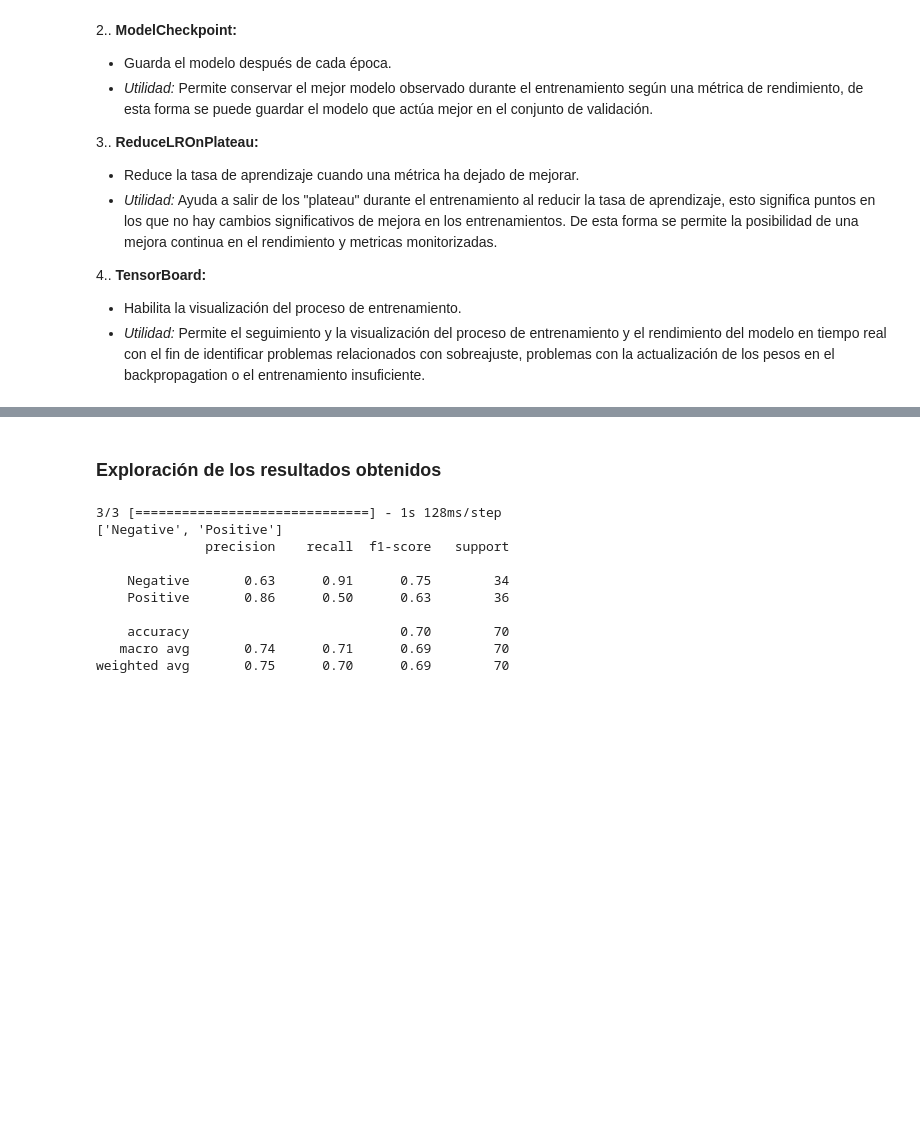
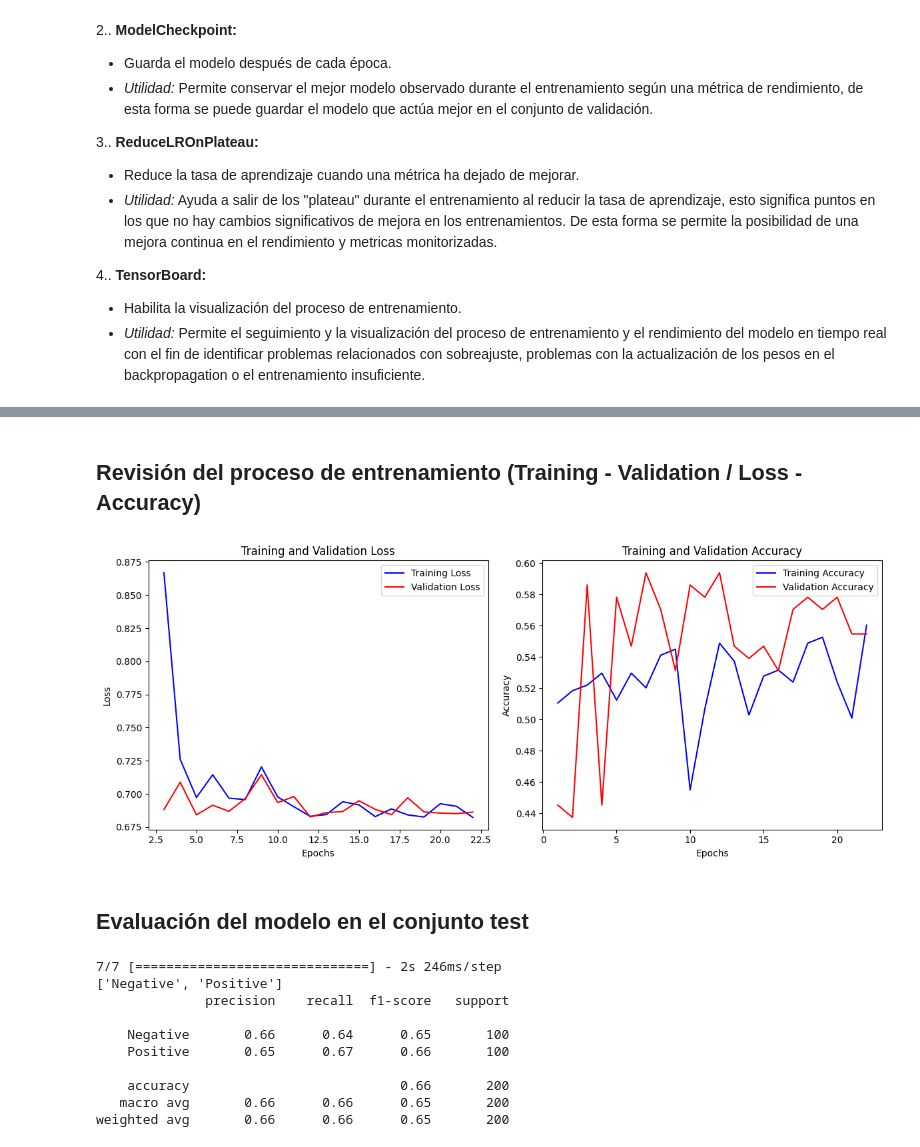
Before and after one commit to JeySeb/Vision_ML_Taller_3, a Jupyter notebook: MISIS4825_M&V2023_TALLER3.ipynb, the cells around one changed output, grey strips where cells are left out. Drawn from its saved outputs; the diff is of its cells as text; code cells hidden in the pictures; blank space fills up the shorter version.

```diff
--- a/MISIS4825_M&V2023_TALLER3.ipynb
+++ b/MISIS4825_M&V2023_TALLER3.ipynb
@@ -296,0 +255,3 @@ Found 200 validated image filenames belonging to 2 classes.
+# %%
+# Dividir conjunto de entrenamiento en entrenamiento y validación
+train_df, validation_df = train_test_split(train_df, test_size=0.2, random_state=42)
@@ -324,6 +368,8 @@ Found 200 validated image filenames belonging to 2 classes.
 # %%
 from keras.models import Sequential
 from keras.layers import Dense, Flatten, Dropout
+from keras.regularizers import l2
+from keras.metrics import binary_accuracy
 
 # Definir el modelo
 model = Sequential()
@@ -344,9 +390,10 @@ model.add(Dropout(0.2))  # Dropout para la regularización
 # Capa de salida binaria
 model.add(Dense(1, activation='sigmoid'))
 
-model.compile(optimizer='adam',
+# Now compile the model using the custom f1_score
+model.compile(optimizer=tf.keras.optimizers.Adam(learning_rate=1e-2),
               loss='binary_crossentropy',
-              metrics=['accuracy'])
+              metrics=['binary_accuracy'])
 
 model.summary()
 # %% [output]
@@ -390,7 +437,7 @@ from keras.callbacks import TensorBoard
 
 early_stopping = EarlyStopping(
     monitor='val_loss',  # Métrica a monitorizar
-    patience=10,         # Número de épocas sin mejora tras las cuales se detendrá el entrenamiento
+    patience=15,         # Número de épocas sin mejora tras las cuales se detendrá el entrenamiento
     verbose=1,           # Muestra mensajes cuando se detiene el entrenamiento
     restore_best_weights=True  # Restaura los pesos del modelo desde la época con el mejor valor de la métrica monitoreada.
 )
@@ -406,7 +453,6 @@ reduce_lr = ReduceLROnPlateau(
     monitor='val_loss',  # Métrica a monitorizar
     factor=0.1,          # Factor por el cual se multiplicará la tasa de aprendizaje
     patience=5,          # Número de épocas sin mejora tras las cuales se reducirá la tasa de aprendizaje
-    min_lr=0.001,        # Límite inferior de la tasa de aprendizaje
     verbose=1            # Muestra mensajes cuando se reduce la tasa de aprendizaje
 )
 
@@ -441,12 +487,9 @@ tensorboard = TensorBoard(
 # %%
-
-
-# Entrenar el modelo con GPU
 with tf.device('/device:GPU:0'):
     history = model.fit(
         train_gen,
         steps_per_epoch=train_gen.n // batch_size,
-        epochs=50,
+        epochs=100,
         validation_data=val_gen,
         validation_steps=val_gen.n // batch_size,
         callbacks=[early_stopping, model_checkpoint, reduce_lr, tensorboard]
@@ -472,31 +525,55 @@ Epoch 19: early stopping
-# %% [markdown]
-### Exploración de los resultados obtenidos
+# %% [markdown]
+## Revisión del proceso de entrenamiento (Training - Validation / Loss - Accuracy)
+# %%
+# Extracting data from the history object
+train_loss = history.history['loss']
+val_loss = history.history['val_loss']
+train_accuracy = history.history['binary_accuracy']
+val_accuracy = history.history['val_binary_accuracy']
+epochs = range(1, len(train_loss) + 1)
+
+# Creating the plots
+plt.figure(figsize=(12, 5))
+
+# Plot for training and validation loss
+plt.subplot(1, 2, 1)
+plt.plot(epochs[2:], train_loss[2:], 'b-', label='Training Loss')
+plt.plot(epochs[2:], val_loss[2:], 'r-', label='Validation Loss')
+plt.title('Training and Validation Loss')
+plt.xlabel('Epochs')
+plt.ylabel('Loss')
+plt.legend()
+
+# Plot for training and validation accuracy
+plt.subplot(1, 2, 2)
+plt.plot(epochs, train_accuracy, 'b-', label='Training Accuracy')
+plt.plot(epochs, val_accuracy, 'r-', label='Validation Accuracy')
+plt.title('Training and Validation Accuracy')
+plt.xlabel('Epochs')
+plt.ylabel('Accuracy')
+plt.legend()
+
+plt.tight_layout()
+plt.show()
+# %% [output]
+[figure, added]
+# %% [markdown]
+## Evaluación del modelo en el conjunto test
 # %%
-from sklearn.metrics import classification_report
-
 predictions = model.predict(test_gen, steps=test_gen.n // batch_size+1)
-
-# Para clasificación binaria, redondeamos las predicciones para obtener las clases predichas
 predicted_classes = (predictions > 0.5).astype(int).flatten()
-
-# Las clases verdaderas, suponiendo que test_gen.classes están en el formato correcto para binario
 true_classes = test_gen.classes
-
-# Para clasificación binaria, solo tenemos dos clases, por lo que configuramos las etiquetas manualmente
 class_labels = ['Negative', 'Positive']
-print(class_labels)
-
-# Ahora, generamos el informe de clasificación.
 report = classification_report(true_classes, predicted_classes, target_names=class_labels)
 print(report)
 # %% [output]
-3/3 [==============================] - 1s 128ms/step
+7/7 [==============================] - 2s 246ms/step
 ['Negative', 'Positive']
               precision    recall  f1-score   support
 
-    Negative       0.63      0.91      0.75        34
-    Positive       0.86      0.50      0.63        36
+    Negative       0.66      0.64      0.65       100
+    Positive       0.65      0.67      0.66       100
 
-    accuracy                           0.70        70
-   macro avg       0.74      0.71      0.69        70
-weighted avg       0.75      0.70      0.69        70
+    accuracy                           0.66       200
+   macro avg       0.66      0.66      0.65       200
+weighted avg       0.66      0.66      0.65       200
```
Also changed, not shown: parts of 51 cells of this notebook.
